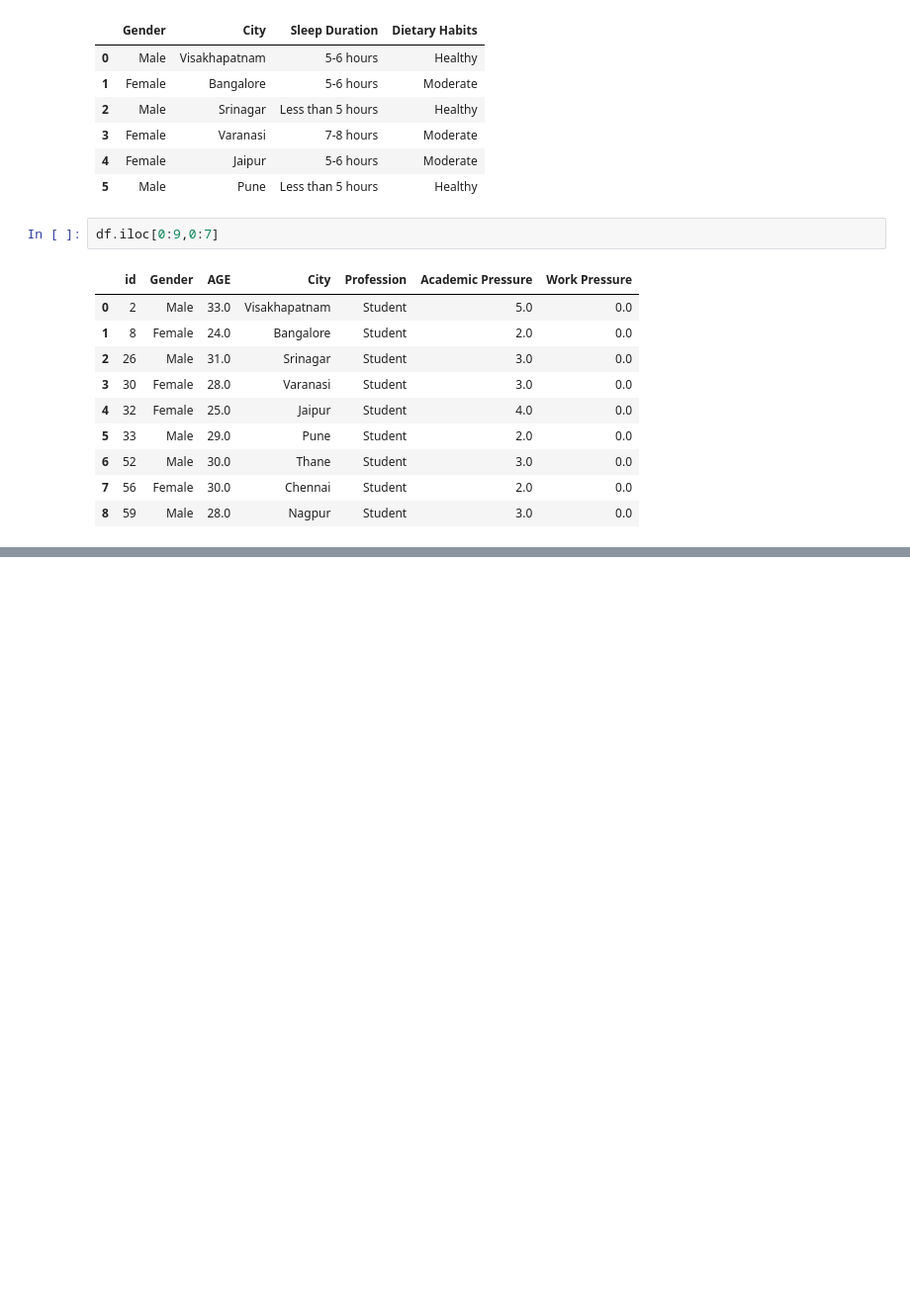
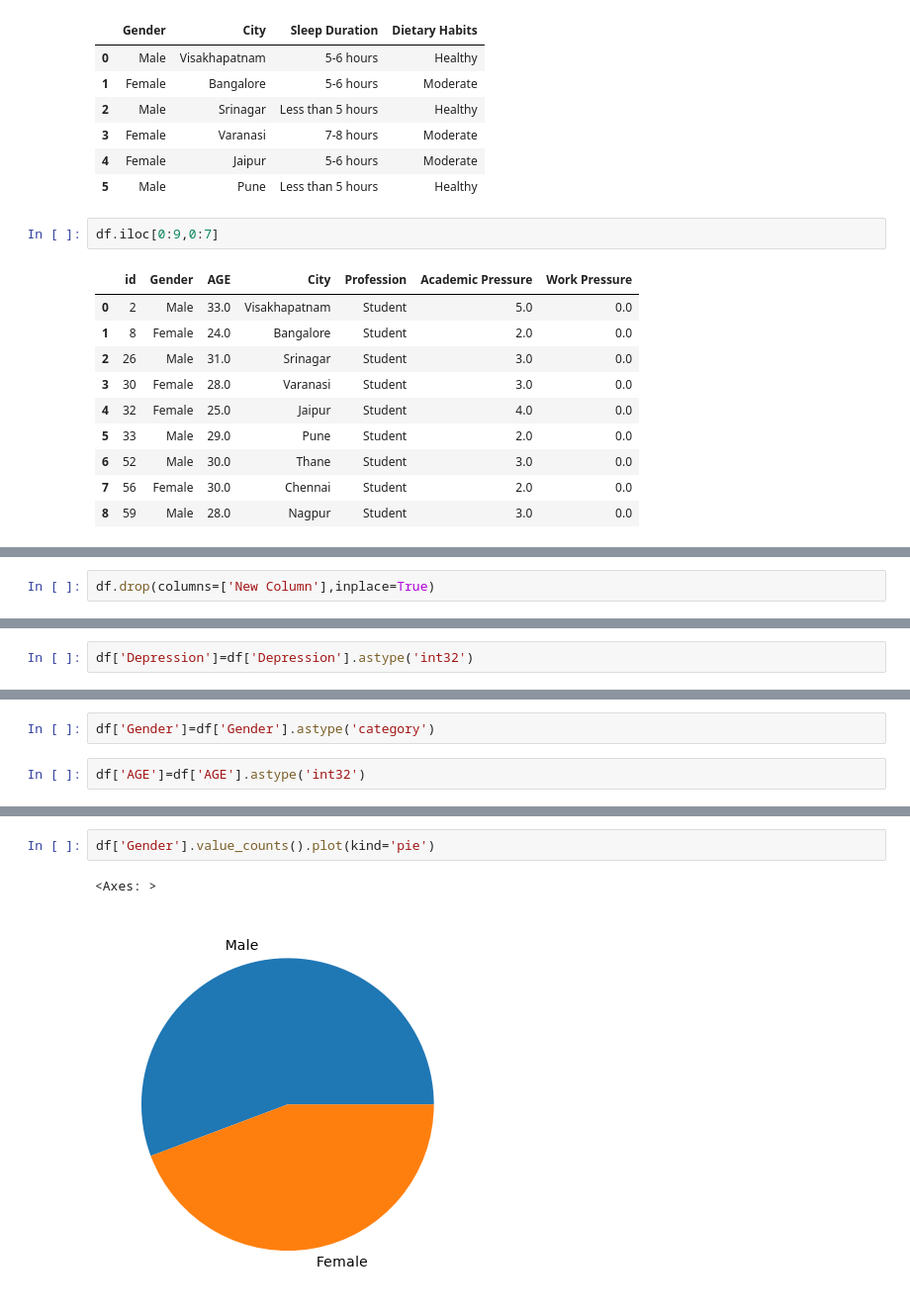
Before and after one commit to neelratanpatel/Python_programs, a Jupyter notebook: F_11_PANDAS/P_02_DataFrame.ipynb, the cells around one changed output, grey strips where cells are left out. Shown at 99% size. Saved outputs shown, nothing was run; the diff lists cells and outputs as text; blank space fills up the shorter version.

```diff
--- a/F_11_PANDAS/P_02_DataFrame.ipynb
+++ b/F_11_PANDAS/P_02_DataFrame.ipynb
@@ -880,0 +1414,2 @@ df.iloc[0:9,0:7]
+# %%
+df.drop(columns=['New Column'],inplace=True)
@@ -880,0 +1436,2 @@ df.iloc[0:9,0:7]
+# %%
+df['Depression']=df['Depression'].astype('int32')
@@ -880,0 +1461,4 @@ df.iloc[0:9,0:7]
+# %%
+df['Gender']=df['Gender'].astype('category')
+# %%
+df['AGE']=df['AGE'].astype('int32')
@@ -880,0 +1524,5 @@ df.iloc[0:9,0:7]
+# %%
+df['Gender'].value_counts().plot(kind='pie')
+# %% [output]
+<Axes: >
+[figure, added]
```
Also changed, not shown: parts of 70 cells of this notebook.
